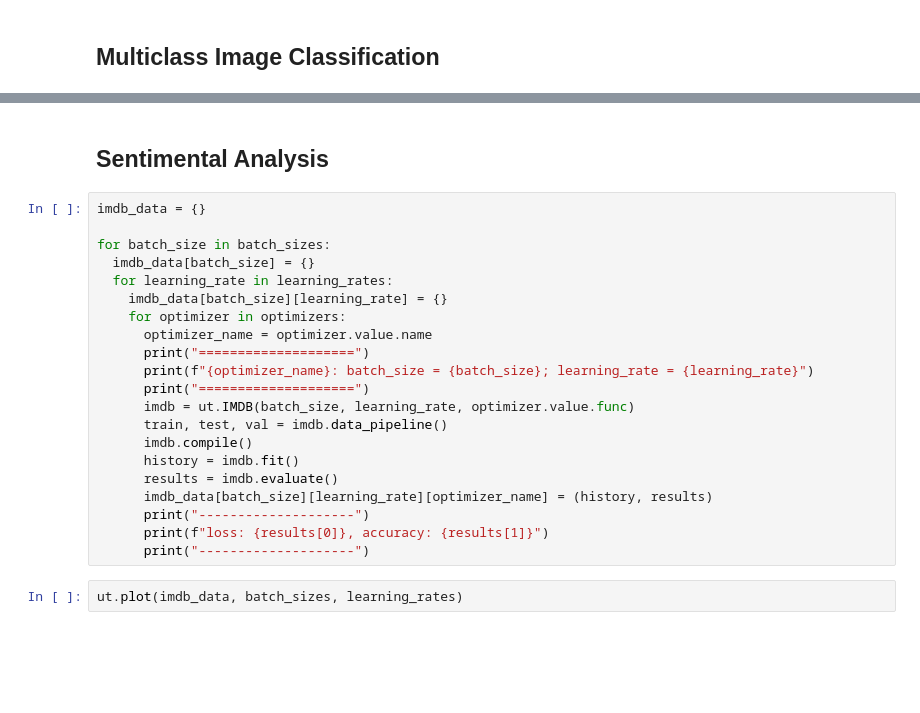
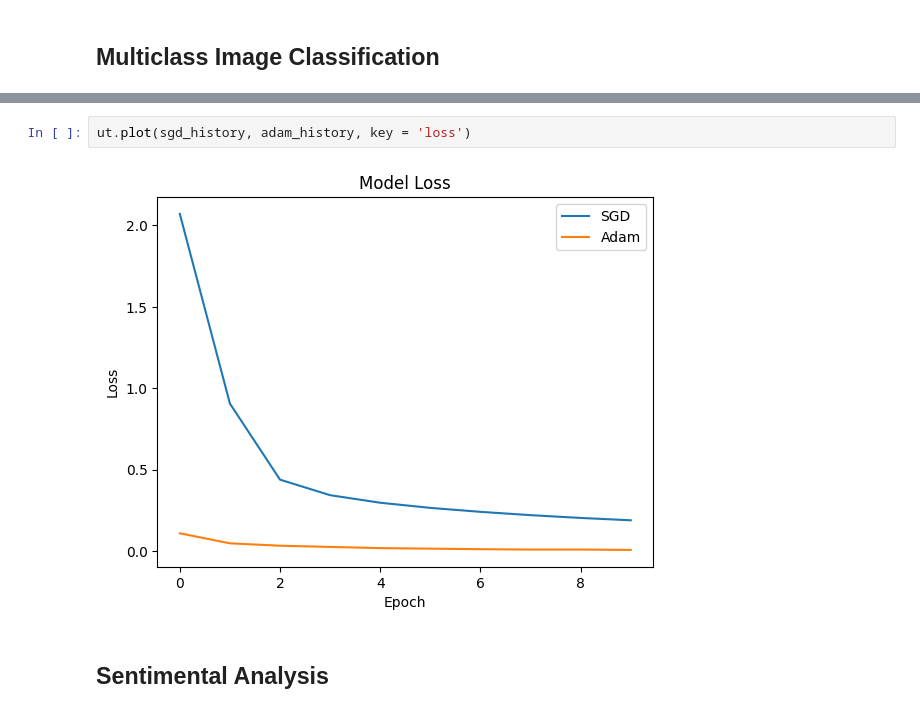
Before and after one commit to DrNattapoom/neural-network-optimization, a Jupyter notebook: comparative_analysis_code.ipynb, the cells around one changed output, grey strips where cells are left out. Drawn from its saved outputs; the diff is of its cells as text; blank space fills up the shorter version.

```diff
--- a/comparative_analysis_code.ipynb
+++ b/comparative_analysis_code.ipynb
@@ -77,25 +334,6 @@ ut.plot(mnist_data, batch_sizes, learning_rates)
+# %%
+ut.plot(sgd_history, adam_history, key = 'loss')
+# %% [output]
+[figure, added]
 # %% [markdown]
 ## Sentimental Analysis
-# %%
-imdb_data = {}
-
-for batch_size in batch_sizes:
-  imdb_data[batch_size] = {}
-  for learning_rate in learning_rates:
-    imdb_data[batch_size][learning_rate] = {}
-    for optimizer in optimizers:
-      optimizer_name = optimizer.value.name
-      print("====================")
-      print(f"{optimizer_name}: batch_size = {batch_size}; learning_rate = {learning_rate}")
-      print("====================")
-      imdb = ut.IMDB(batch_size, learning_rate, optimizer.value.func)
-      train, test, val = imdb.data_pipeline()
-      imdb.compile()
-      history = imdb.fit()
-      results = imdb.evaluate()
-      imdb_data[batch_size][learning_rate][optimizer_name] = (history, results)
-      print("--------------------")
-      print(f"loss: {results[0]}, accuracy: {results[1]}")
-      print("--------------------")
-# %%
-ut.plot(imdb_data, batch_sizes, learning_rates)
```
Also changed, not shown: parts of 36 cells of this notebook, 5 other files.
